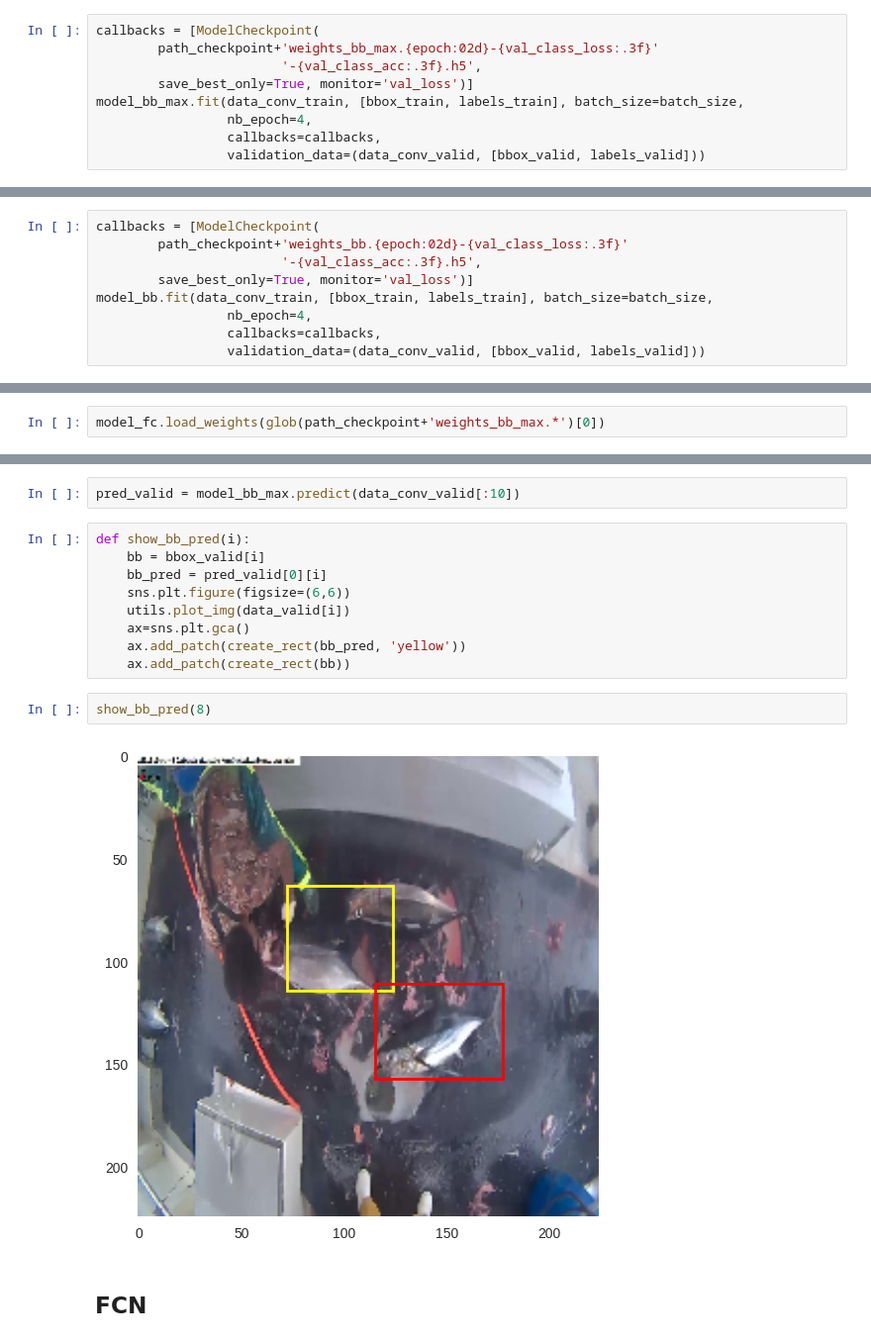
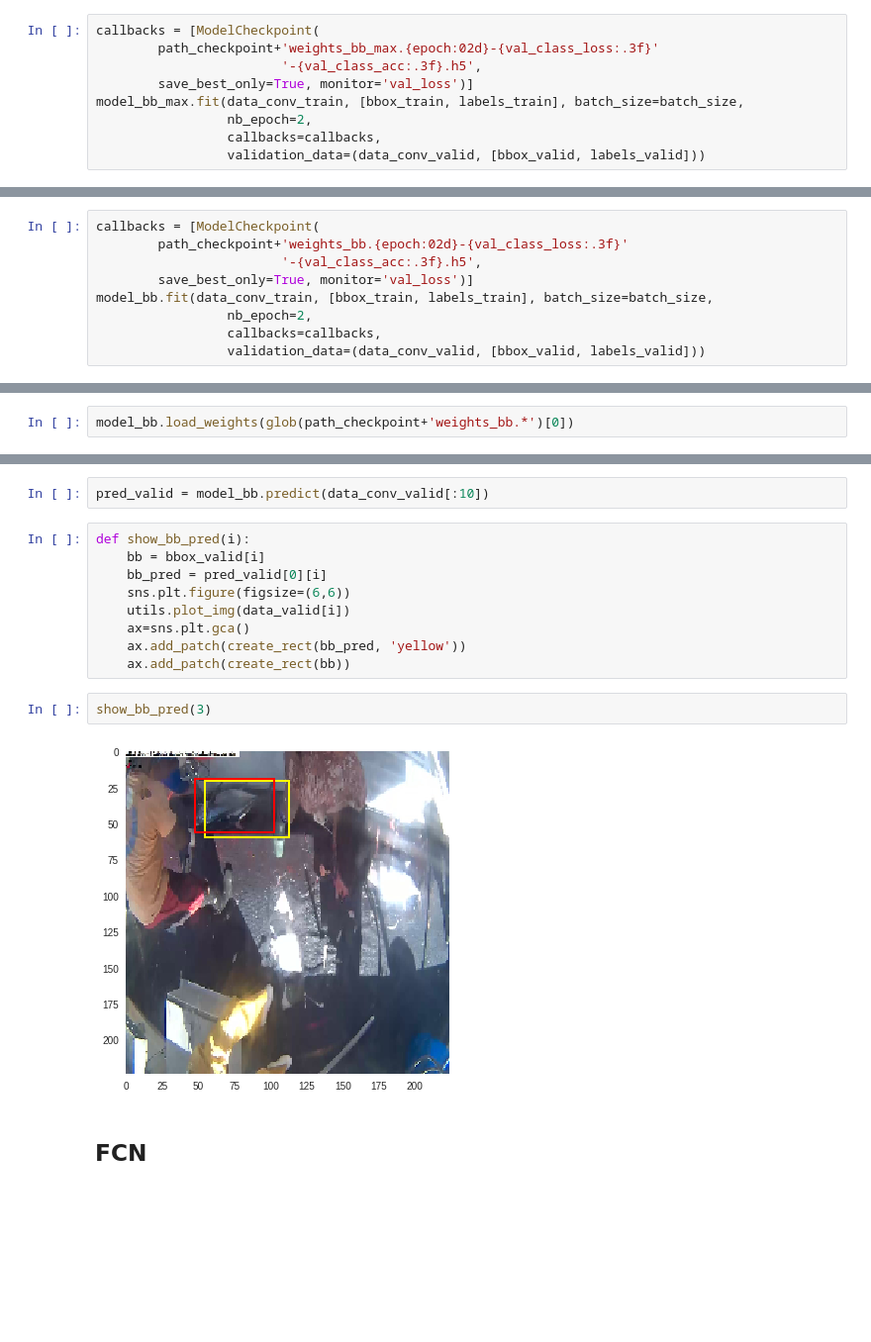
Before and after one commit to osheari1/fast_ai, a Jupyter notebook: lessons/lesson7.ipynb, the cells around one changed output, grey strips where cells are left out. Shown at 99% size. Saved outputs shown, nothing was run; the diff lists cells and outputs as text; blank space fills up the shorter version.

```diff
--- a/lessons/lesson7.ipynb
+++ b/lessons/lesson7.ipynb
@@ -648,7 +675,7 @@ callbacks = [ModelCheckpoint(
                         '-{val_class_acc:.3f}.h5',
         save_best_only=True, monitor='val_loss')]
 model_bb_max.fit(data_conv_train, [bbox_train, labels_train], batch_size=batch_size,
-                 nb_epoch=4,
+                 nb_epoch=2,
                  callbacks=callbacks,
                  validation_data=(data_conv_valid, [bbox_valid, labels_valid]))
 # %% [output]
@@ -704,7 +738,7 @@ callbacks = [ModelCheckpoint(
                         '-{val_class_acc:.3f}.h5',
         save_best_only=True, monitor='val_loss')]
 model_bb.fit(data_conv_train, [bbox_train, labels_train], batch_size=batch_size,
-                 nb_epoch=4,
+                 nb_epoch=2,
                  callbacks=callbacks,
                  validation_data=(data_conv_valid, [bbox_valid, labels_valid]))
 # %% [output]
@@ -721,4 +754,4 @@ Epoch 4/4
 # %% [markdown]
 ##### Checkpoint
 # %%
-model_fc.load_weights(glob(path_checkpoint+'weights_bb_max.*')[0])
+model_bb.load_weights(glob(path_checkpoint+'weights_bb.*')[0])
@@ -757,7 +787,7 @@ Epoch 8/8
 # %% [markdown]
 #### Show bb predictions
 # %%
-pred_valid = model_bb_max.predict(data_conv_valid[:10])
+pred_valid = model_bb.predict(data_conv_valid[:10])
 # %%
 def show_bb_pred(i):
     bb = bbox_valid[i]
@@ -768,9 +798,9 @@ def show_bb_pred(i):
     ax.add_patch(create_rect(bb_pred, 'yellow'))
     ax.add_patch(create_rect(bb))
 # %%
-show_bb_pred(8)
+show_bb_pred(3)
 # %% [output]
-[figure, old version]
+[figure, new version]
 # %% [markdown]
 ## FCN
 # %% [markdown]
```
Also changed, not shown: parts of 58 cells of this notebook.
